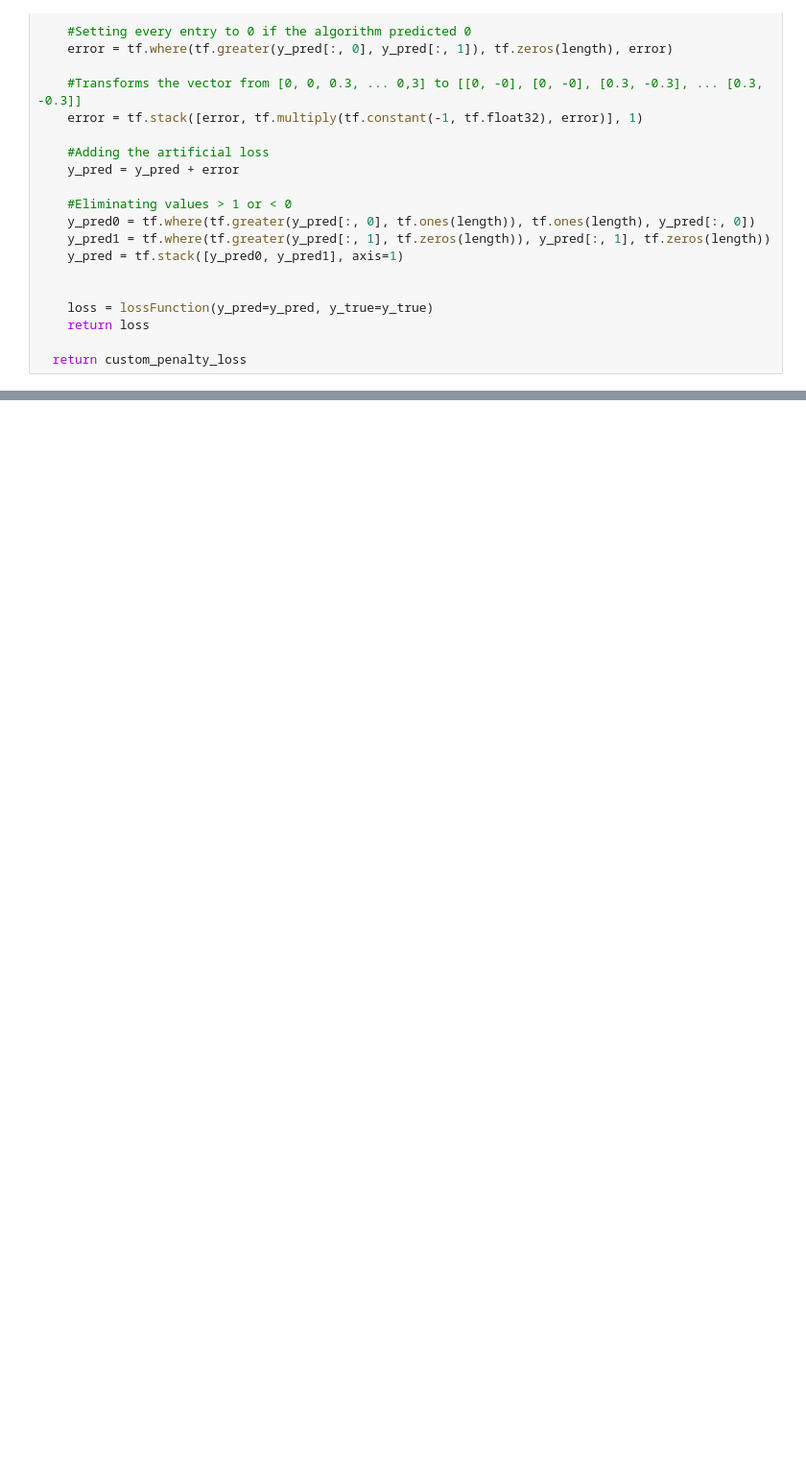
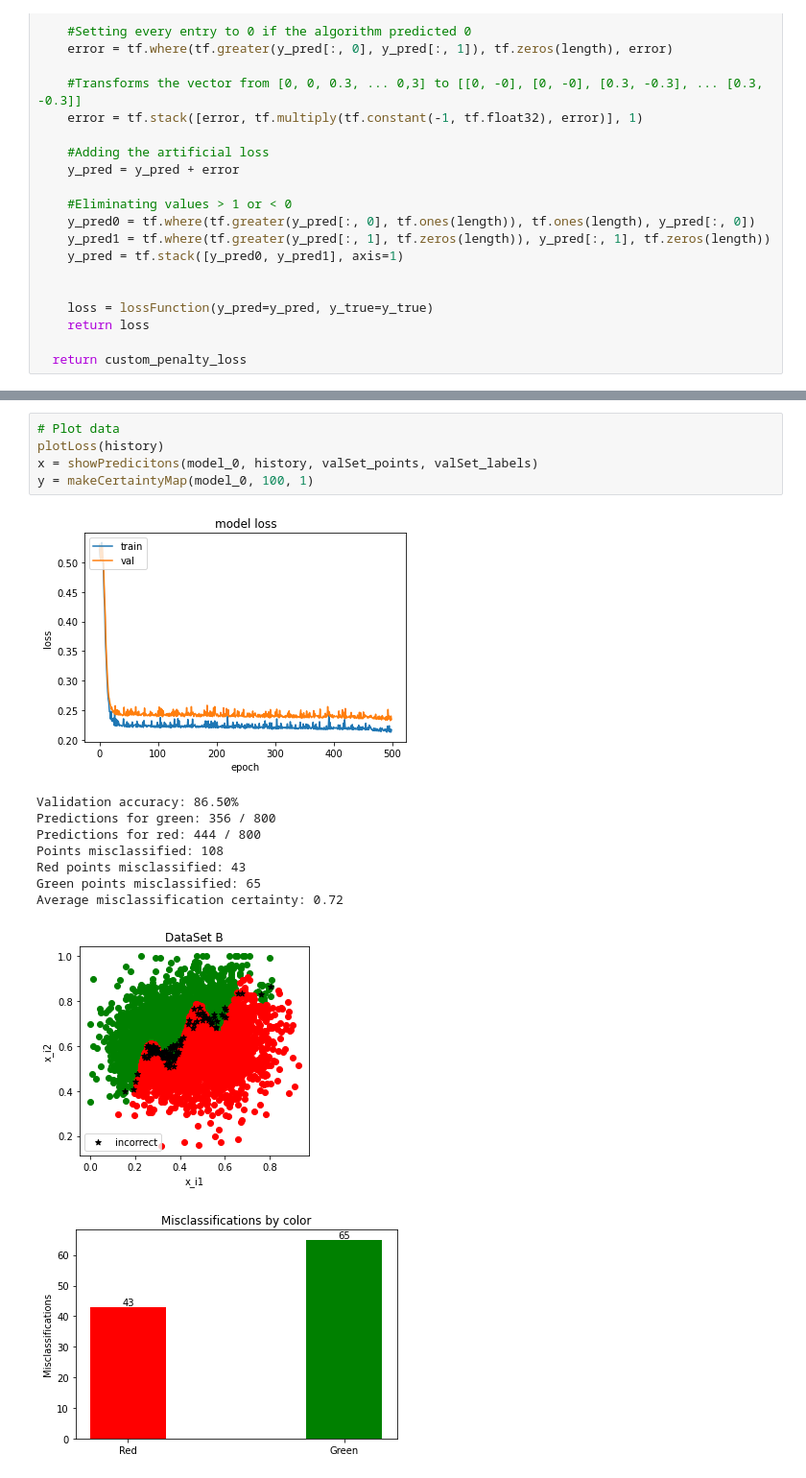
Before and after one commit to ericbill21/siemens, a Jupyter notebook: Siemens_Approach.ipynb, the cells around one changed output, grey strips where cells are left out. Shown at 96% size. Cells and saved outputs as stored; diff of their text form; blank space fills up the shorter version.

```diff
--- a/Siemens_Approach.ipynb
+++ b/Siemens_Approach.ipynb
@@ -1157,2 +1153,18 @@ history = model_0.fit(training_points, training_labels, batch_size=64, epochs=50
                     shuffle=True, validation_data=(valSet_points, valSet_labels))
 clear_output()
+# %%
+# Plot data
+plotLoss(history)
+x = showPredicitons(model_0, history, valSet_points, valSet_labels)
+y = makeCertaintyMap(model_0, 100, 1)
+# %% [output]
+[figure, added]
+Validation accuracy: 86.50%
+Predictions for green: 356 / 800
+Predictions for red: 444 / 800
+Points misclassified: 108
+Red points misclassified: 43
+Green points misclassified: 65
+Average misclassification certainty: 0.72
+[figure, added]
+[figure, added]
```
Also changed, not shown: parts of 5 cells of this notebook.
